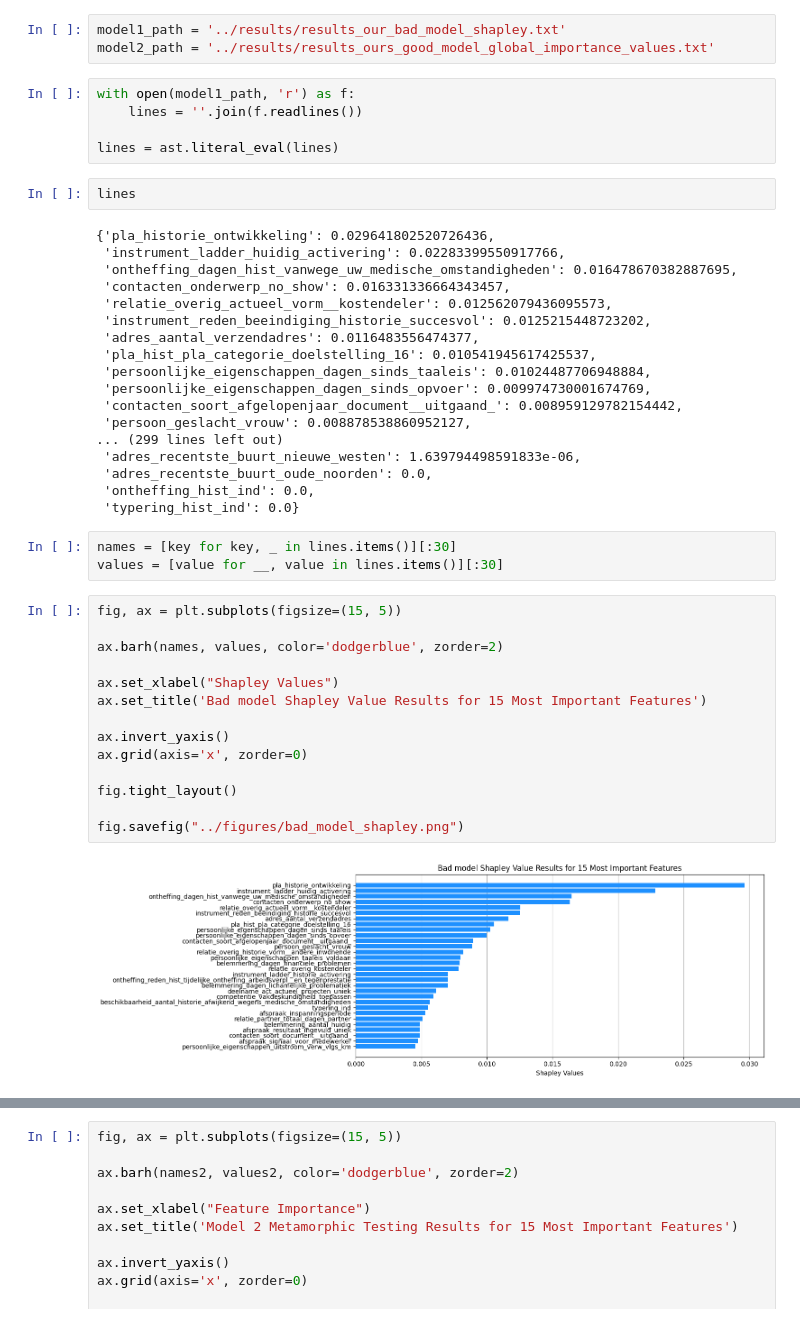
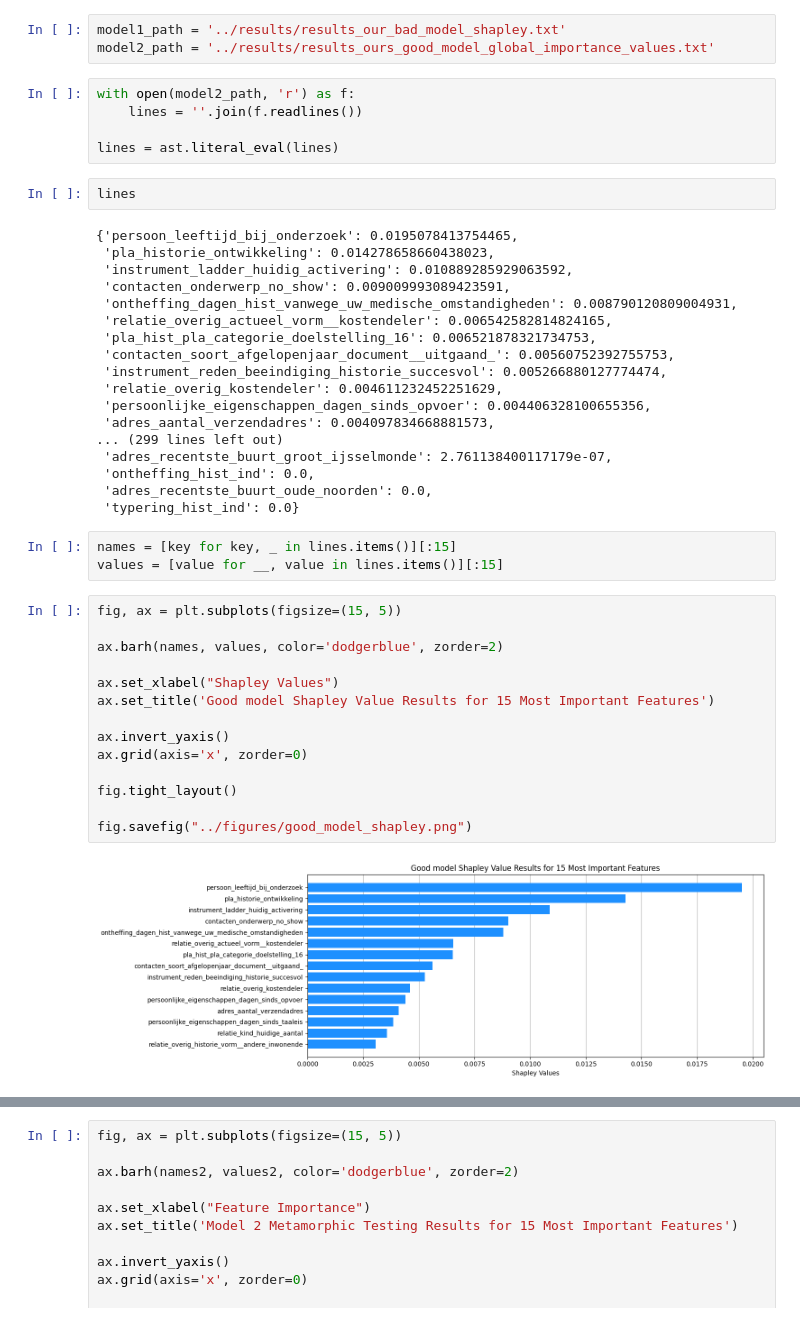
Before and after one commit to Roodster/test-val-for-ai-project, a Jupyter notebook: notebooks/results_vis_shapley.ipynb, the cells around one changed output, grey strips where cells are left out. Drawn from its saved outputs; the diff is of its cells as text.

Commit message:
Moved figures; refactored code

```diff
--- a/notebooks/results_vis_shapley.ipynb
+++ b/notebooks/results_vis_shapley.ipynb
@@ -6,49 +6,49 @@ import matplotlib.pyplot as plt
 model1_path = '../results/results_our_bad_model_shapley.txt'
 model2_path = '../results/results_ours_good_model_global_importance_values.txt'
 # %%
-with open(model1_path, 'r') as f:
+with open(model2_path, 'r') as f:
     lines = ''.join(f.readlines())
 
 lines = ast.literal_eval(lines)
 # %%
 lines
 # %% [output]
-{'pla_historie_ontwikkeling': 0.029641802520726436,
- 'instrument_ladder_huidig_activering': 0.02283399550917766,
- 'ontheffing_dagen_hist_vanwege_uw_medische_omstandigheden': 0.016478670382887695,
- 'contacten_onderwerp_no_show': 0.016331336664343457,
- 'relatie_overig_actueel_vorm__kostendeler': 0.012562079436095573,
- 'instrument_reden_beeindiging_historie_succesvol': 0.0125215448723202,
- 'adres_aantal_verzendadres': 0.0116483556474377,
- 'pla_hist_pla_categorie_doelstelling_16': 0.010541945617425537,
- 'persoonlijke_eigenschappen_dagen_sinds_taaleis': 0.01024487706948884,
- 'persoonlijke_eigenschappen_dagen_sinds_opvoer': 0.009974730001674769,
- 'contacten_soort_afgelopenjaar_document__uitgaand_': 0.008959129782154442,
- 'persoon_geslacht_vrouw': 0.008878538860952127,
+{'persoon_leeftijd_bij_onderzoek': 0.0195078413754465,
+ 'pla_historie_ontwikkeling': 0.014278658660438023,
+ 'instrument_ladder_huidig_activering': 0.010889285929063592,
+ 'contacten_onderwerp_no_show': 0.009009993089423591,
+ 'ontheffing_dagen_hist_vanwege_uw_medische_omstandigheden': 0.008790120809004931,
+ 'relatie_overig_actueel_vorm__kostendeler': 0.006542582814824165,
+ 'pla_hist_pla_categorie_doelstelling_16': 0.006521878321734753,
+ 'contacten_soort_afgelopenjaar_document__uitgaand_': 0.00560752392755753,
+ 'instrument_reden_beeindiging_historie_succesvol': 0.005266880127774474,
+ 'relatie_overig_kostendeler': 0.004611232452251629,
+ 'persoonlijke_eigenschappen_dagen_sinds_opvoer': 0.004406328100655356,
+ 'adres_aantal_verzendadres': 0.004097834668881573,
 ... (299 lines left out)
- 'adres_recentste_buurt_nieuwe_westen': 1.639794498591833e-06,
+ 'adres_recentste_buurt_groot_ijsselmonde': 2.761138400117179e-07,
+ 'ontheffing_hist_ind': 0.0,
  'adres_recentste_buurt_oude_noorden': 0.0,
- 'ontheffing_hist_ind': 0.0,
  'typering_hist_ind': 0.0}
 # %%
-names = [key for key, _ in lines.items()][:30]
-values = [value for __, value in lines.items()][:30]
+names = [key for key, _ in lines.items()][:15]
+values = [value for __, value in lines.items()][:15]
 # %%
 fig, ax = plt.subplots(figsize=(15, 5))
 
 ax.barh(names, values, color='dodgerblue', zorder=2)
 
 ax.set_xlabel("Shapley Values")
-ax.set_title('Bad model Shapley Value Results for 15 Most Important Features')
+ax.set_title('Good model Shapley Value Results for 15 Most Important Features')
 
 ax.invert_yaxis()
 ax.grid(axis='x', zorder=0)
 
 fig.tight_layout()
 
-fig.savefig("../figures/bad_model_shapley.png")
+fig.savefig("../figures/good_model_shapley.png")
 # %% [output]
-[figure, old version]
+[figure, new version]
 # %%
 with open(model2_path, 'r') as f:
     model2 = ''.join(f.readlines())
```
Also changed, not shown: parts of 1 cell of this notebook, 17 other files.
